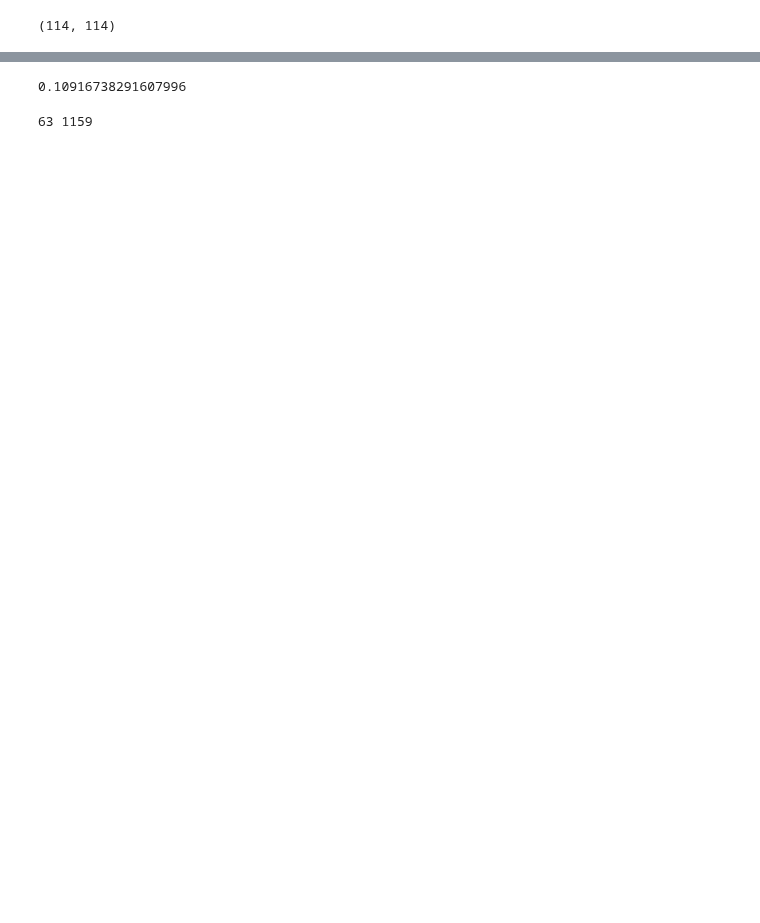
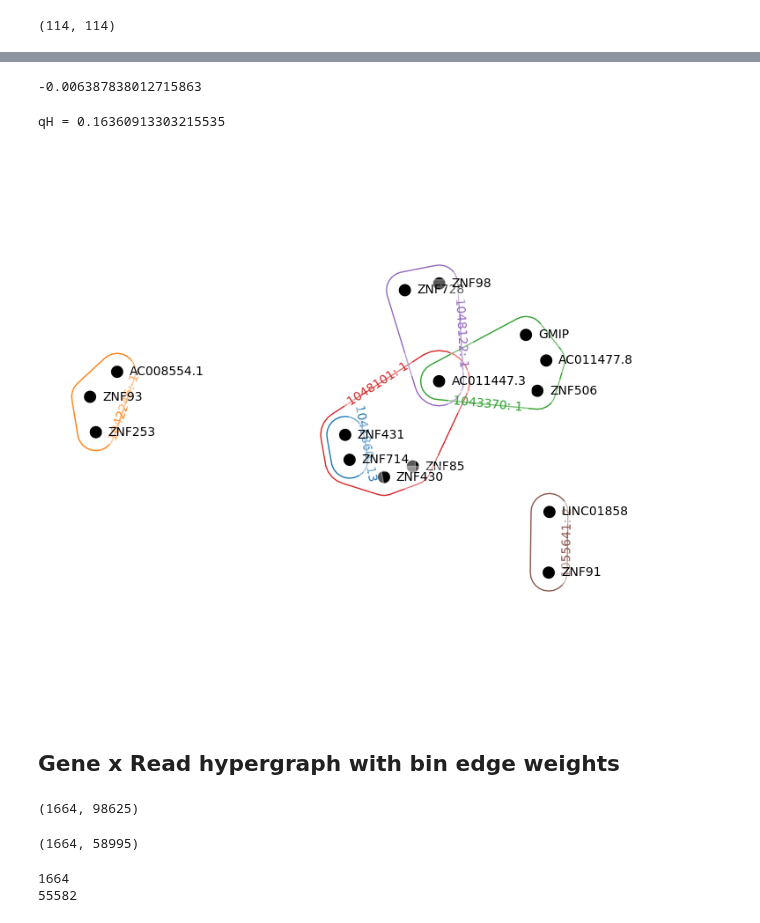
Before and after one commit to noush-joglekar/sporeC_prelim, a Jupyter notebook: scripts/jupyterNB/hypergraph_prometh_intraChom_chr19.ipynb, the cells around one changed output, grey strips where cells are left out. Drawn from its saved outputs; the diff is of its cells as text; code cells hidden in the pictures; blank space fills up the shorter version.

```diff
--- a/scripts/jupyterNB/hypergraph_prometh_intraChom_chr19.ipynb
+++ b/scripts/jupyterNB/hypergraph_prometh_intraChom_chr19.ipynb
@@ -190,22 +305,33 @@ plt.show()
-# %%
-partition1.keys()
-labels1 = list(partition1.values())
-labels2 = [partition2[k] for k in list(partition1.keys())]
-
-ari = adjusted_rand_score(labels1, labels2)
-ari
-
-# print(labels1)
-# print(labels2)
-# %% [output]
-0.10916738291607996
-# %%
-colSums_sg_gene = subgraphIncDF.sum()
-sg_gene_multiEdge = subgraphIncDF.loc[:, colSums_sg_gene >=4]
-sg_gene_multiEdge_HG = hnx.Hypergraph.from_incidence_dataframe(sg_gene_multiEdge)
-print(sg_gene_multiEdge_HG.number_of_nodes(), sg_gene_multiEdge_HG.number_of_edges())
-# %% [output]
-63 1159
+# %%
+## Evaluate clustering efficacy
+geneGraph = hmod.precompute_attributes(sg_gene_multiedge)
+
+## generate a random partition into K parts to compare results
+K = 5
+V = list(sg_gene_multiedge.nodes)
+p = np.random.choice(K, size=len(V))
+RandPart = hmod.dict2part({V[i]:p[i] for i in range(len(V))})
+## compute qH
+hmod.modularity(geneGraph, RandPart)
+# %% [output]
+-0.006387838012715863
+# %%
+## run Kumar's algorithm, get partition
+kumarPart = hmod.kumar(geneGraph)
+## Compute qH
+print('qH =',hmod.modularity(geneGraph, kumarPart))
+# %% [output]
+qH = 0.16360913303215535
+# %%
+smallSet = sg_gene_multiedge.incidence_dataframe().iloc[:,3:9]
+H = hnx.Hypergraph.from_incidence_dataframe(smallSet)
+# %%
+kwargs = {'layout_kwargs': {'seed': 39}, 'with_node_counts': True}
+
+#hnx.drawing.draw(H.collapse_nodes(), **kwargs)
+hnx.draw(H)
+# %% [output]
+[figure, added]
 # %%
 fig,ax = plt.subplots(1,2,figsize=(12,5))
 HD = sg_gene_multiEdge_HG.dual()
@@ -217,3 +343,30 @@ ax[1].set_title("Gene subgraph-dual",fontsize=15)
 HG = HAT.Hypergraph(np.array(sg_gene_multiEdge))
 plt.figure(figsize=(5,4))
 HG.draw()
+# %% [markdown]
+## Gene x Read hypergraph with bin edge weights
+# %%
+geneIncDf = pd.pivot_table(data=subsetDF[['ID', 'geneName']], index='geneName', columns='ID', aggfunc=lambda x: 1, fill_value=0)
+print(geneIncDf.shape)
+
+colSums_geneIncDf = geneIncDf.sum()
+geneDF = geneIncDf.loc[:, colSums_geneIncDf >=2]
+geneDF.shape
+# %% [output]
+(1664, 98625)
+(1664, 58995)
+# %%
+## Use bin-wise pre-computed weights
+geneHG = hnx.Hypergraph.from_incidence_dataframe(geneDF)
+for e in geneHG.edges:
+    try:
+        geneHG.edges[e].weight = weights[e]
+    except KeyError:
+        geneHG.edges[e].weight = 1
+
+geneInc_multiedge = geneHG.collapse_edges(use_reps = True, return_counts = True)
+print(geneInc_multiedge.number_of_nodes())
+print(geneInc_multiedge.number_of_edges())
+# %% [output]
+1664
+55582
```
Also changed, not shown: parts of 46 cells of this notebook.
